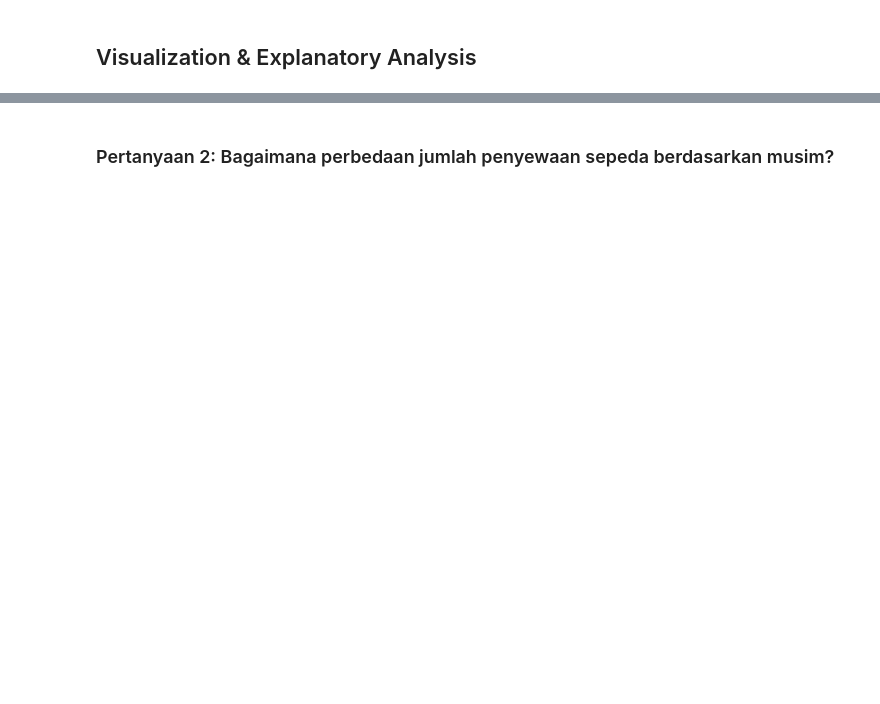
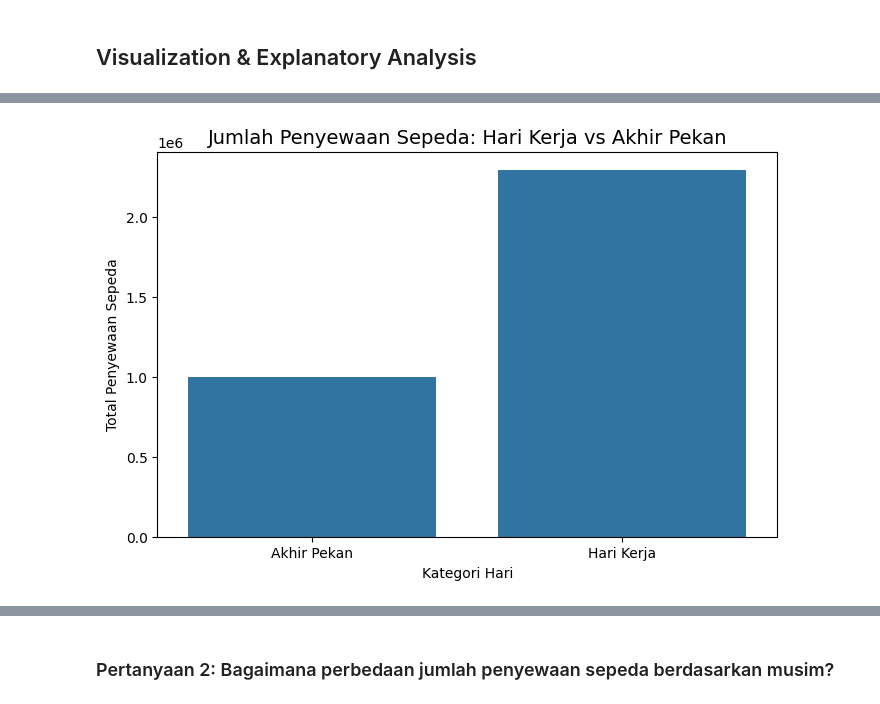
Before and after one commit to Chatarinaeva/proyek_analisis_data_python, a Jupyter notebook: notebook.ipynb, the cells around one changed output, grey strips where cells are left out. Drawn from its saved outputs; the diff is of its cells as text; code cells hidden in the pictures; blank space fills up the shorter version.

```diff
--- a/notebook.ipynb
+++ b/notebook.ipynb
@@ -376,0 +615,16 @@ Passing `palette` without assigning `hue` is deprecated and will be removed in v
+# %%
+# Mengelompokkan data berdasarkan hari kerja vs akhir pekan
+workingday_counts = all_df.groupby("workingday", observed=True)["cnt"].sum().reset_index()
+# Mengubah label numerik menjadi kategori yang lebih deskriptif
+label_mapping = {0: "Akhir Pekan", 1: "Hari Kerja"}
+workingday_counts["workingday"] = workingday_counts["workingday"].map(label_mapping)
+
+#Jumlah Penyewaan Sepeda Hari Kerja vs Akhir Pekan dalam bar chart
+plt.figure(figsize=(8, 5))
+sns.barplot(data=workingday_counts, x="workingday", y="cnt")
+plt.title("Jumlah Penyewaan Sepeda: Hari Kerja vs Akhir Pekan", fontsize=14)
+plt.xlabel("Kategori Hari")
+plt.ylabel("Total Penyewaan Sepeda")
+plt.show()
+# %% [output]
+[figure, added]
```
Also changed, not shown: parts of 108 cells of this notebook, 2 other files.
